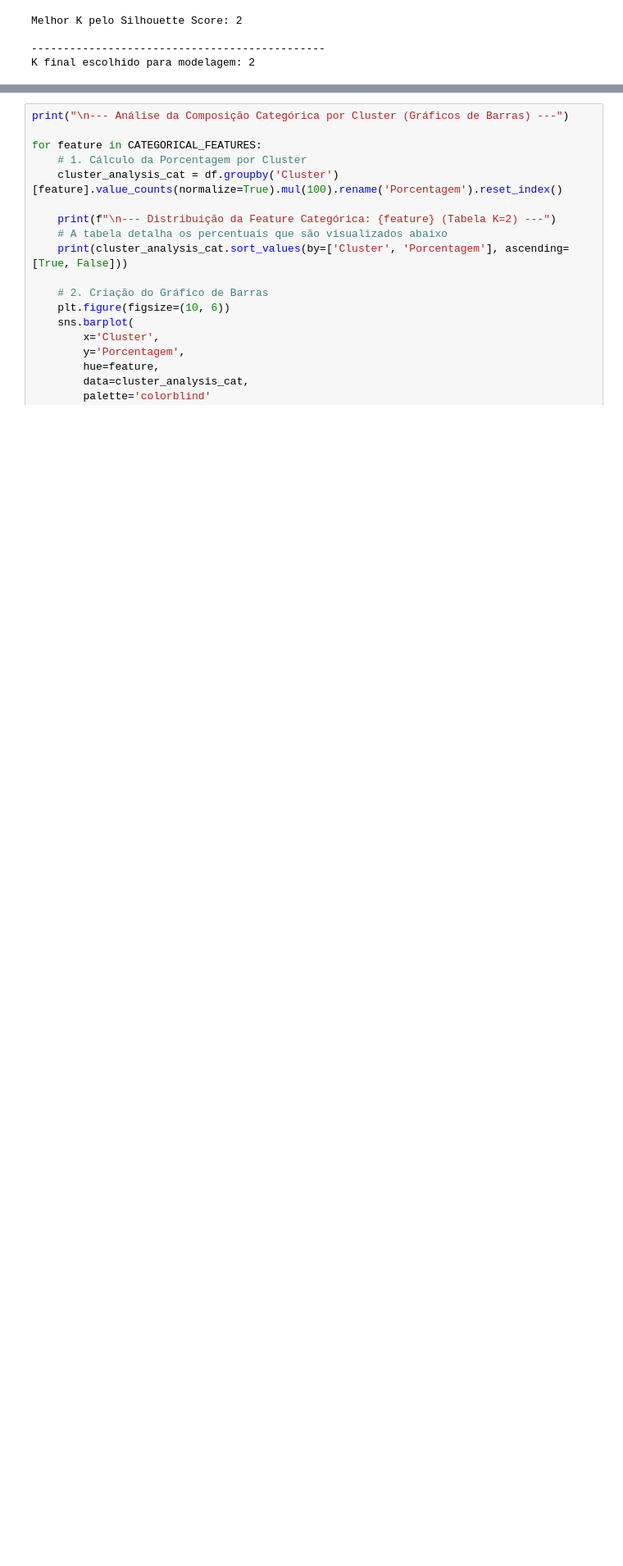
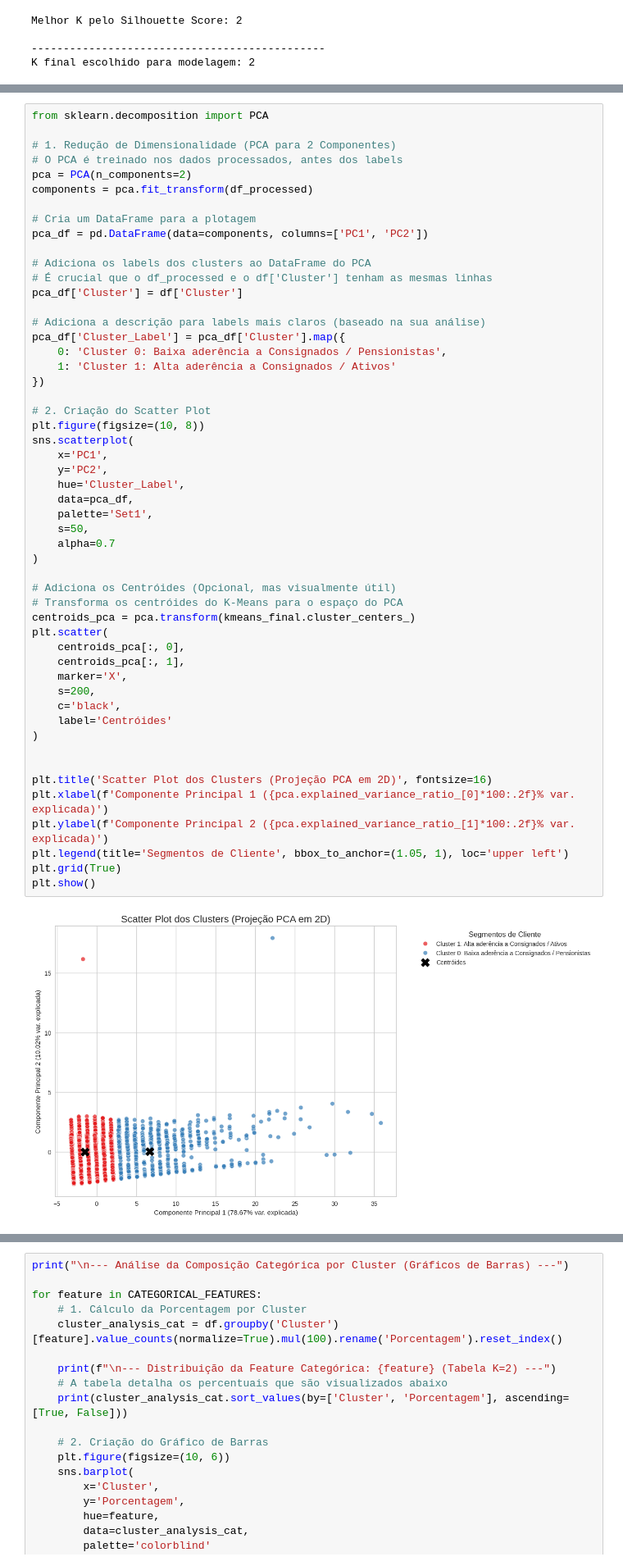
Before and after one commit to danielchipolesch/mvp-pucrio-machine_learning, a Jupyter notebook: notebooks/mvp-clusterization.ipynb, the cells around one changed output, grey strips where cells are left out. Shown: that part at 82% size. Saved outputs shown, nothing was run; the diff lists cells and outputs as text; blank space fills up the shorter version.

Commit message:
Finalização da parte descritiva do MVP, onde os textos foram aprimorados pela melhor interpretação

```diff
--- a/notebooks/mvp-clusterization.ipynb
+++ b/notebooks/mvp-clusterization.ipynb
@@ -467,0 +552,54 @@ Os violin plots a seguir detalham a dispersão dos dados numéricos dentro de ca
+# %%
+from sklearn.decomposition import PCA
+
+# 1. Redução de Dimensionalidade (PCA para 2 Componentes)
+# O PCA é treinado nos dados processados, antes dos labels
+pca = PCA(n_components=2)
+components = pca.fit_transform(df_processed)
+
+# Cria um DataFrame para a plotagem
+pca_df = pd.DataFrame(data=components, columns=['PC1', 'PC2'])
+
+# Adiciona os labels dos clusters ao DataFrame do PCA
+# É crucial que o df_processed e o df['Cluster'] tenham as mesmas linhas
+pca_df['Cluster'] = df['Cluster']
+
+# Adiciona a descrição para labels mais claros (baseado na sua análise)
+pca_df['Cluster_Label'] = pca_df['Cluster'].map({
+    0: 'Cluster 0: Baixa aderência a Consignados / Pensionistas',
+    1: 'Cluster 1: Alta aderência a Consignados / Ativos'
+})
+
+# 2. Criação do Scatter Plot
+plt.figure(figsize=(10, 8))
+sns.scatterplot(
+    x='PC1',
+    y='PC2',
+    hue='Cluster_Label',
+    data=pca_df,
+    palette='Set1',
+    s=50,
+    alpha=0.7
+)
+
+# Adiciona os Centróides (Opcional, mas visualmente útil)
+# Transforma os centróides do K-Means para o espaço do PCA
+centroids_pca = pca.transform(kmeans_final.cluster_centers_)
+plt.scatter(
+    centroids_pca[:, 0],
+    centroids_pca[:, 1],
+    marker='X',
+    s=200,
+    c='black',
+    label='Centróides'
+)
+
+
+plt.title('Scatter Plot dos Clusters (Projeção PCA em 2D)', fontsize=16)
+plt.xlabel(f'Componente Principal 1 ({pca.explained_variance_ratio_[0]*100:.2f}% var. explicada)')
+plt.ylabel(f'Componente Principal 2 ({pca.explained_variance_ratio_[1]*100:.2f}% var. explicada)')
+plt.legend(title='Segmentos de Cliente', bbox_to_anchor=(1.05, 1), loc='upper left')
+plt.grid(True)
+plt.show()
+# %% [output]
+[figure, added]
```
Also changed, not shown: parts of 36 cells of this notebook.
